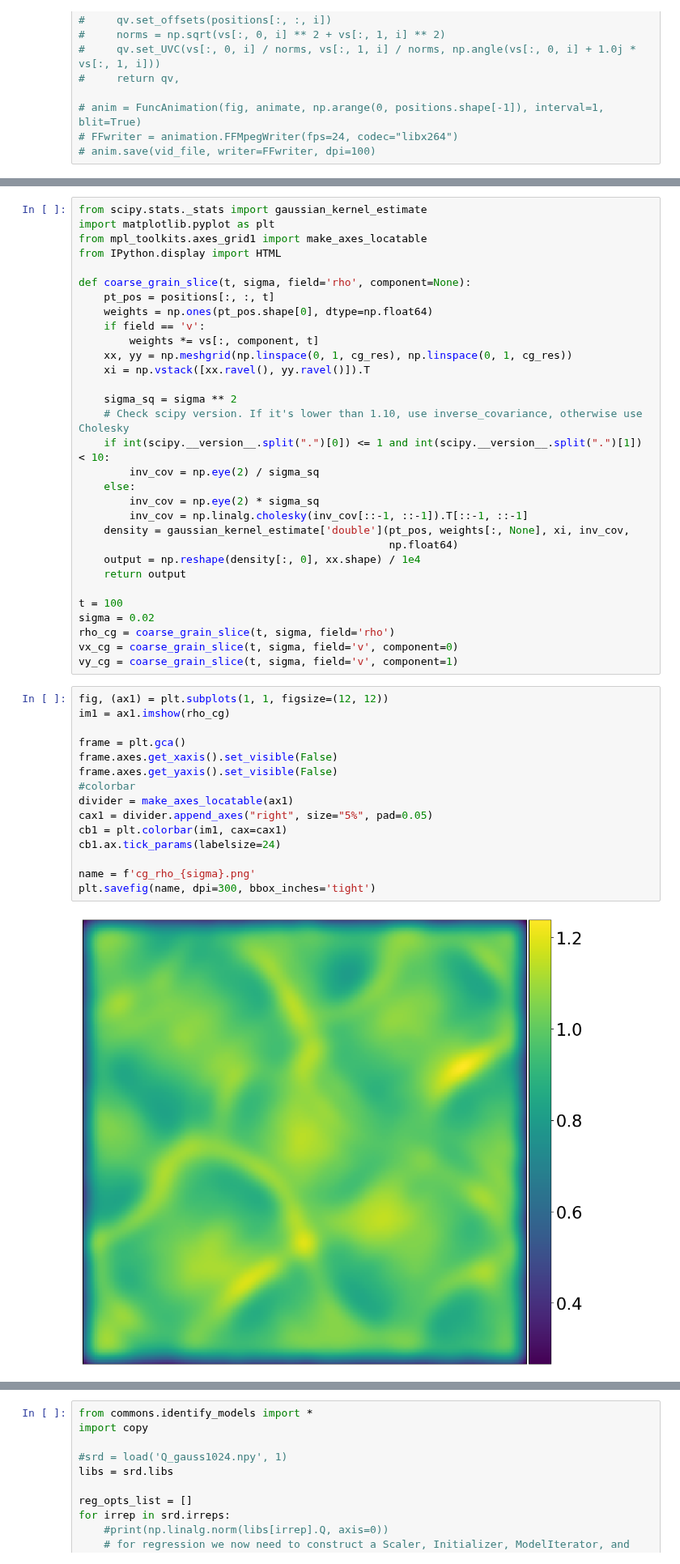
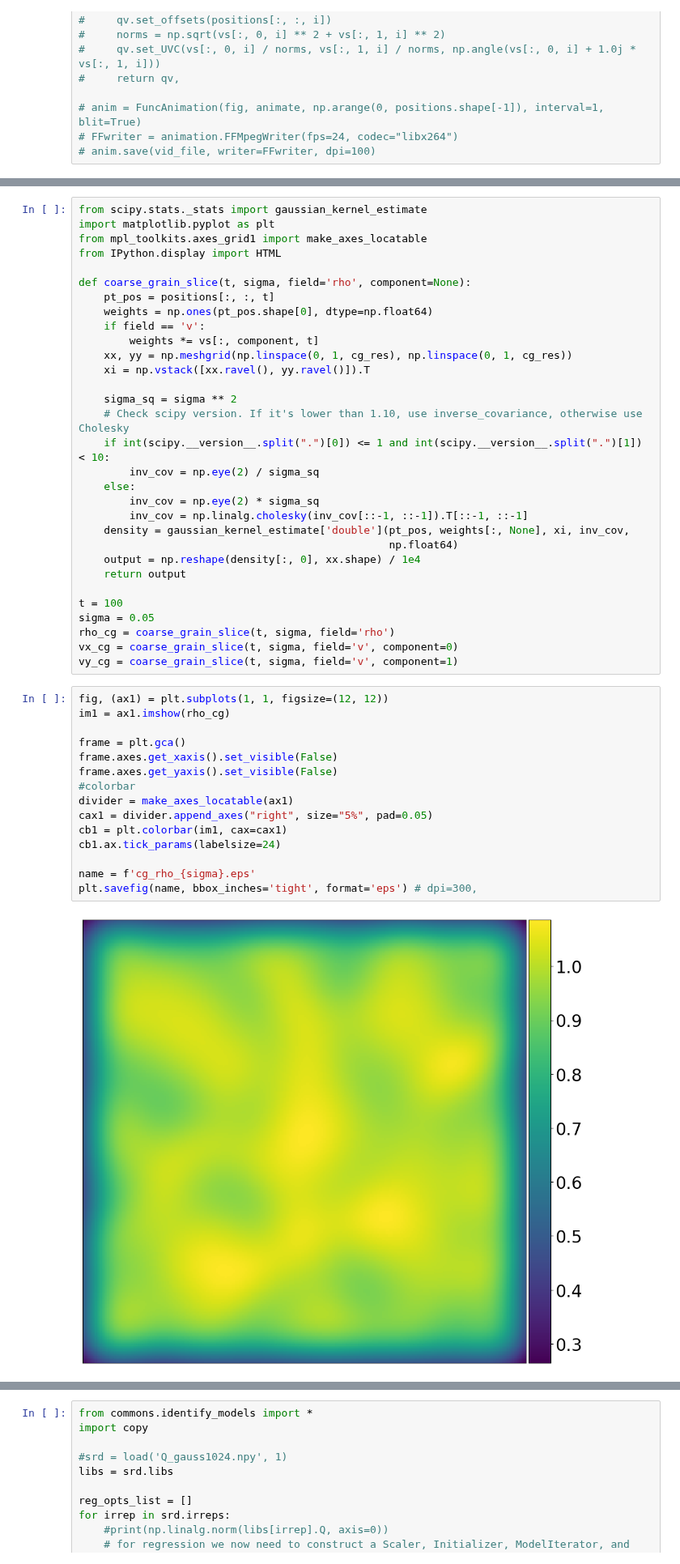
Before and after one commit to sibirica/PySPIDER, a Jupyter notebook: discrete/gaussian_potential_test.ipynb, the cells around one changed output, grey strips where cells are left out. Shown at 81% size. Saved outputs shown, nothing was run; the diff lists cells and outputs as text.

```diff
--- a/discrete/gaussian_potential_test.ipynb
+++ b/discrete/gaussian_potential_test.ipynb
@@ -138,27 +138,27 @@ def coarse_grain_slice(t, sigma, field='rho', component=None):
     return output
 
 t = 100
-sigma = 0.02
+sigma = 0.05
 rho_cg = coarse_grain_slice(t, sigma, field='rho')
 vx_cg = coarse_grain_slice(t, sigma, field='v', component=0)
 vy_cg = coarse_grain_slice(t, sigma, field='v', component=1)
 # %%
 fig, (ax1) = plt.subplots(1, 1, figsize=(12, 12))
 im1 = ax1.imshow(rho_cg)
 
 frame = plt.gca()
 frame.axes.get_xaxis().set_visible(False)
 frame.axes.get_yaxis().set_visible(False)
 #colorbar
 divider = make_axes_locatable(ax1)
 cax1 = divider.append_axes("right", size="5%", pad=0.05)
 cb1 = plt.colorbar(im1, cax=cax1)
 cb1.ax.tick_params(labelsize=24)
 
-name = f'cg_rho_{sigma}.png'
-plt.savefig(name, dpi=300, bbox_inches='tight')
+name = f'cg_rho_{sigma}.eps'
+plt.savefig(name, bbox_inches='tight', format='eps') # dpi=300,
 # %% [output]
-[figure, old version]
+[figure, new version]
 # %%
 fig, (ax1) = plt.subplots(1, 1, figsize=(12, 12))
 im1 = ax1.imshow(vx_cg)
```
Also changed, not shown: parts of 9 cells of this notebook, 4 other files.
